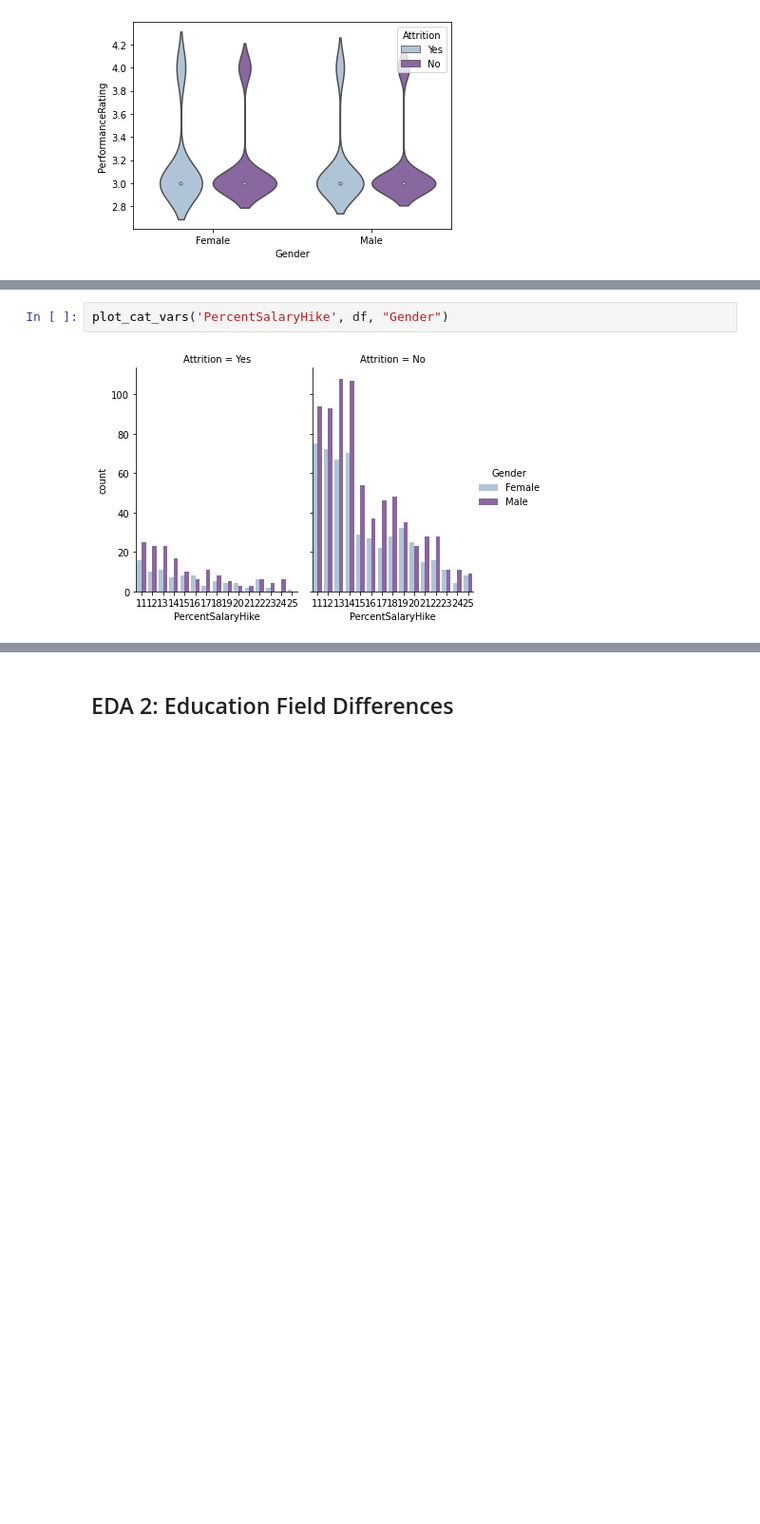
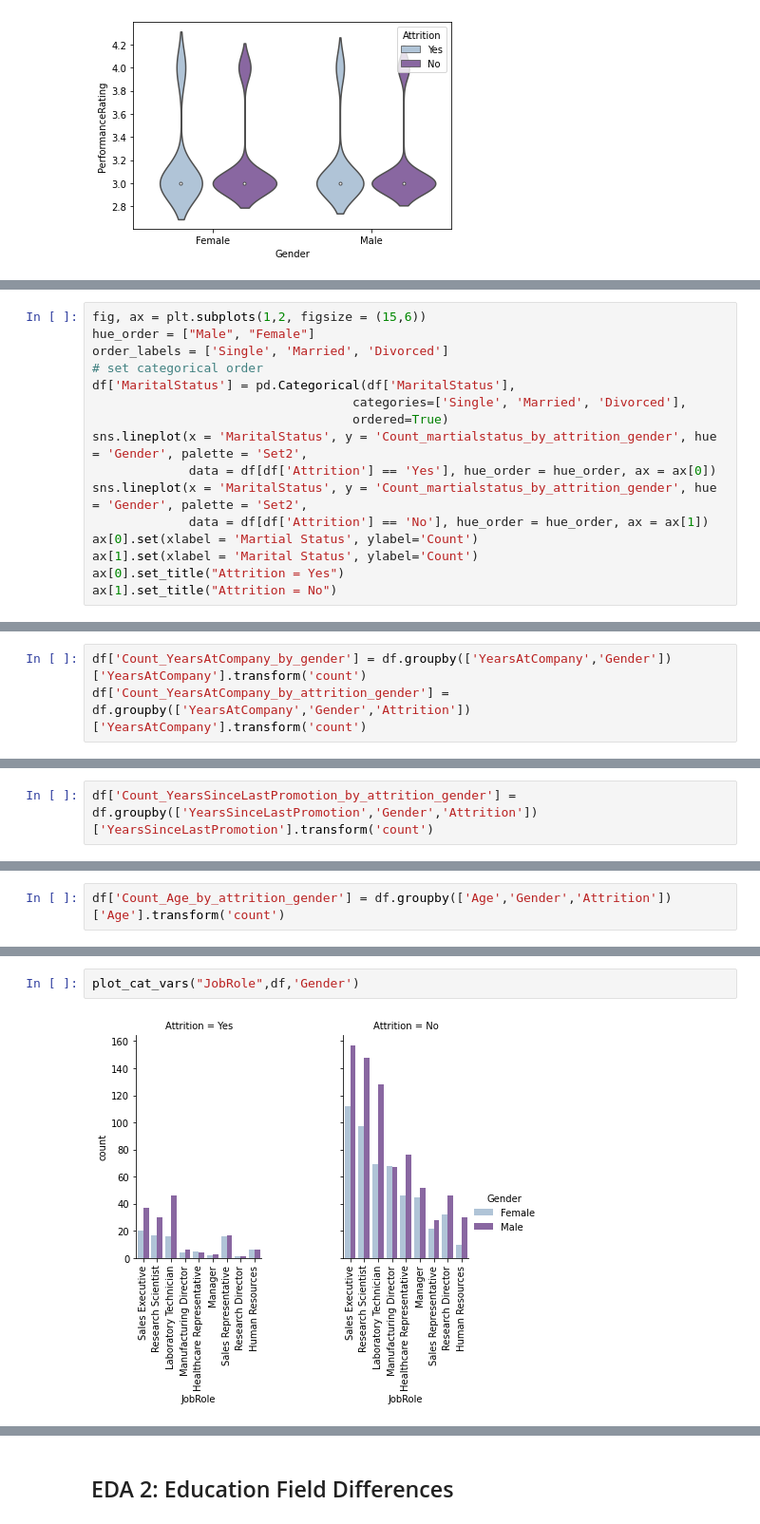
Before and after one commit to vita-levytska/HR-Analytics, a Jupyter notebook: HR-Analytics.ipynb, the cells around one changed output, grey strips where cells are left out. Shown at 95% size. Saved outputs shown, nothing was run; the diff lists cells and outputs as text; blank space fills up the shorter version.

```diff
--- a/HR-Analytics.ipynb
+++ b/HR-Analytics.ipynb
@@ -247,0 +269,16 @@ plt.plot(x = "PercentSalaryHike", y = "PercentSalaryHike", kind = count)
+# %%
+fig, ax = plt.subplots(1,2, figsize = (15,6))
+hue_order = ["Male", "Female"]
+order_labels = ['Single', 'Married', 'Divorced']
+# set categorical order
+df['MaritalStatus'] = pd.Categorical(df['MaritalStatus'],
+                                   categories=['Single', 'Married', 'Divorced'],
+                                   ordered=True)
+sns.lineplot(x = 'MaritalStatus', y = 'Count_martialstatus_by_attrition_gender', hue = 'Gender', palette = 'Set2',
+             data = df[df['Attrition'] == 'Yes'], hue_order = hue_order, ax = ax[0])
+sns.lineplot(x = 'MaritalStatus', y = 'Count_martialstatus_by_attrition_gender', hue = 'Gender', palette = 'Set2',
+             data = df[df['Attrition'] == 'No'], hue_order = hue_order, ax = ax[1])
+ax[0].set(xlabel = 'Martial Status', ylabel='Count')
+ax[1].set(xlabel = 'Marital Status', ylabel='Count')
+ax[0].set_title("Attrition = Yes")
+ax[1].set_title("Attrition = No")
@@ -247,0 +300,3 @@ plt.plot(x = "PercentSalaryHike", y = "PercentSalaryHike", kind = count)
+# %%
+df['Count_YearsAtCompany_by_gender'] = df.groupby(['YearsAtCompany','Gender'])['YearsAtCompany'].transform('count')
+df['Count_YearsAtCompany_by_attrition_gender'] = df.groupby(['YearsAtCompany','Gender','Attrition'])['YearsAtCompany'].transform('count')
@@ -247,0 +319,2 @@ plt.plot(x = "PercentSalaryHike", y = "PercentSalaryHike", kind = count)
+# %%
+df['Count_YearsSinceLastPromotion_by_attrition_gender'] = df.groupby(['YearsSinceLastPromotion','Gender','Attrition'])['YearsSinceLastPromotion'].transform('count')
@@ -247,0 +344,2 @@ plt.plot(x = "PercentSalaryHike", y = "PercentSalaryHike", kind = count)
+# %%
+df['Count_Age_by_attrition_gender'] = df.groupby(['Age','Gender','Attrition'])['Age'].transform('count')
@@ -248,4 +362,4 @@ plt.plot(x = "PercentSalaryHike", y = "PercentSalaryHike", kind = count)
 # %%
-plot_cat_vars('PercentSalaryHike', df, "Gender")
+plot_cat_vars("JobRole",df,'Gender')
 # %% [output]
-[figure, old version]
+[figure, new version]
```
Also changed, not shown: parts of 23 cells of this notebook.
